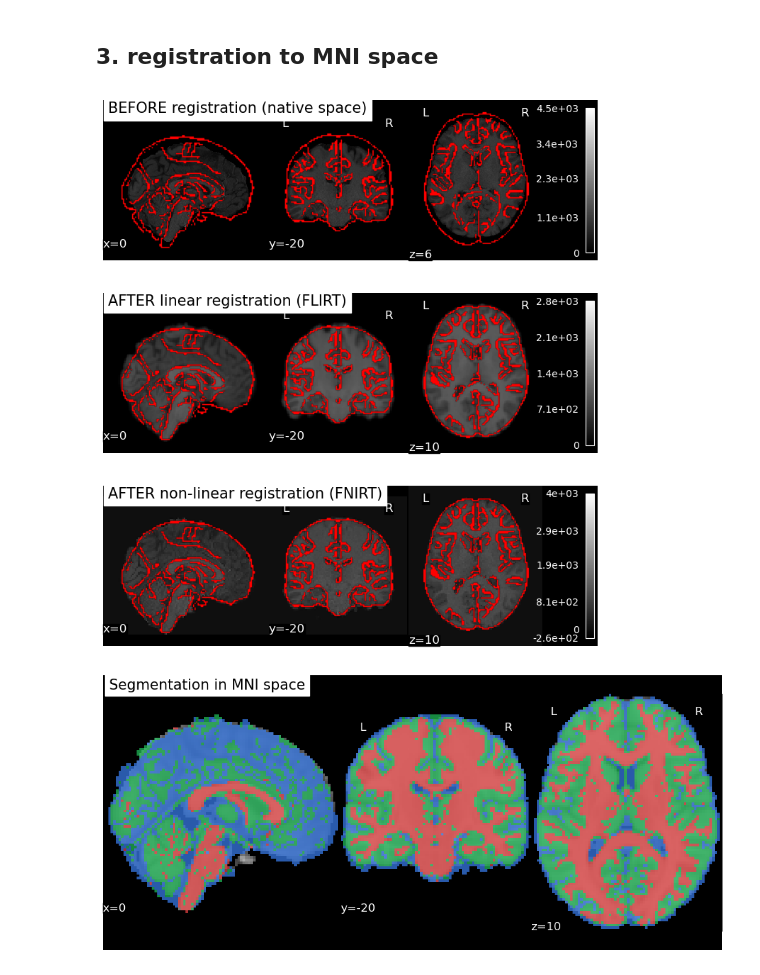
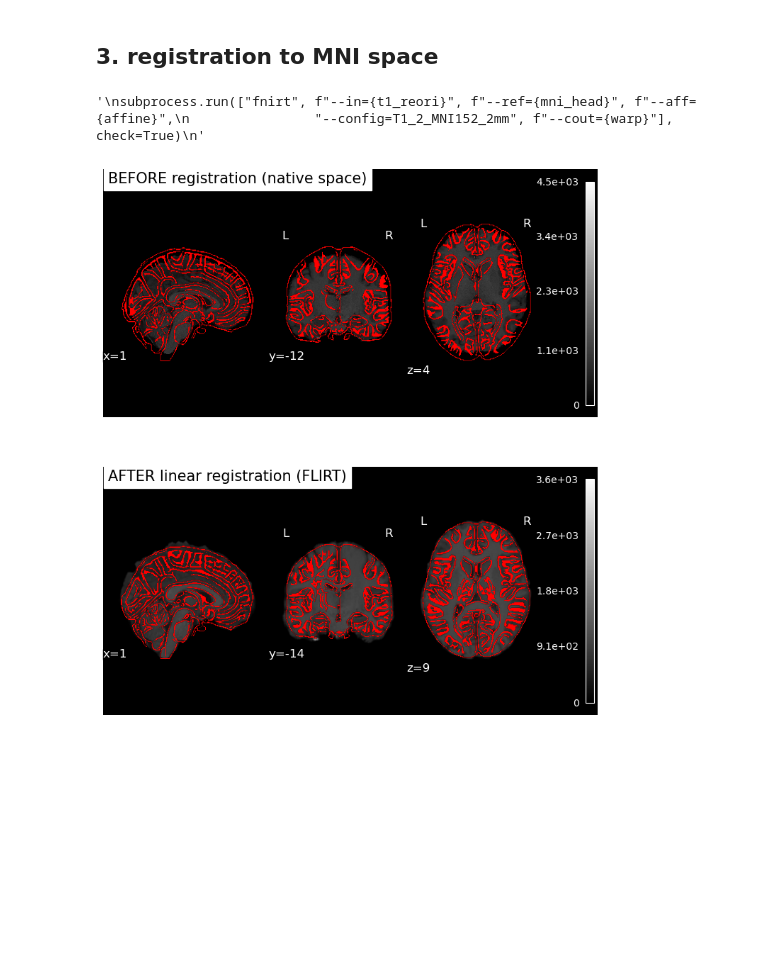
Before and after one commit to matt1234-cmd/NSSP-Mini-project-1, a Jupyter notebook: Project_notebook.ipynb, the cells around one changed output. Saved outputs shown, nothing was run; the diff lists cells and outputs as text; code cells hidden in the pictures; blank space fills up the shorter version.

```diff
--- a/Project_notebook.ipynb
+++ b/Project_notebook.ipynb
@@ -106,53 +113,34 @@ plt.show()
 # %% [markdown]
 ## 3. registration to MNI space
 # %%
-# ===== CELL 3: c) registration to MNI152 with FSL FLIRT (linear) + FNIRT (non-linear) (needs cells 1-2) =====
-affine = op.join(out_dir, "T1_to_MNI_affine.mat")              # linear transform (saved)
-brain_flirt = op.join(out_dir, "T1w_brain_MNI_linear.nii.gz")  # brain after linear registration
-warp = op.join(out_dir, "T1_to_MNI_warp.nii.gz")               # non-linear warp field (saved)
-brain_nl = op.join(out_dir, "T1w_brain_MNI_nonlinear.nii.gz")  # brain after non-linear registration
-seg_mni = op.join(out_dir, "T1w_seg_MNI.nii.gz")               # segmentation in MNI space
+affine_mat = op.join(out_anatomical_dir, "T1_to_MNI_flirt.mat") # linear transformation matrix (from FLIRT)
+brain_flirt = op.join(out_anatomical_dir, "T1w_brain_MNI_FLIRT.nii.gz")
 
-# step 1, FLIRT: 12-parameter affine registration of the brain to the MNI brain
-subprocess.run(["flirt", "-in", brain, "-ref", mni_brain, "-out", brain_flirt,
-                "-omat", affine, "-dof", "12"], check=True)
+# FLIRT: linear registration
+subprocess.run(["flirt", "-in", brain, "-ref", mni_brain, "-out", brain_flirt, "-omat", affine_mat], check=True)
 
-# step 2, FNIRT: non-linear registration of the whole head, starting from the affine (takes a few minutes)
+
+# FNIRT: non-linear registration(takes a few minutes)
+'''
+brain_nl = op.join(out_anatomical_dir, "T1w_brain_MNI_nonlinear.nii.gz")  # brain after non-linear registration
 subprocess.run(["fnirt", f"--in={t1_reori}", f"--ref={mni_head}", f"--aff={affine}",
                 "--config=T1_2_MNI152_2mm", f"--cout={warp}"], check=True)
-
-# apply the warp: skull-stripped brain (smooth interpolation) and segmentation (nearest neighbour keeps labels)
-subprocess.run(["applywarp", f"--in={brain}", f"--ref={mni_head}", f"--warp={warp}",
-                f"--out={brain_nl}", "--interp=spline"], check=True)
-subprocess.run(["applywarp", f"--in={seg}", f"--ref={mni_head}", f"--warp={warp}",
-                f"--out={seg_mni}", "--interp=nn"], check=True)
-
-# ---- plot: before / after linear / after non-linear; red lines = edges of the MNI152 brain ----
-mni_coords = (0, -20, 10)                                      # slices to show in MNI space
-fig, axs = plt.subplots(3, 1, figsize=(9, 10))
-
-d = plotting.plot_anat(brain, cut_coords=coords, axes=axs[0], draw_cross=False,
-                       title="BEFORE registration (native space)")
-d.add_edges(mni_brain, color="r")                              # MNI edges on top
-
-d = plotting.plot_anat(brain_flirt, cut_coords=mni_coords, axes=axs[1], draw_cross=False,
-                       title="AFTER linear registration (FLIRT)")
-d.add_edges(mni_brain, color="r")
-
-d = plotting.plot_anat(brain_nl, cut_coords=mni_coords, axes=axs[2], draw_cross=False,
-                       title="AFTER non-linear registration (FNIRT)")
-d.add_edges(mni_brain, color="r")
-
-fig.savefig(op.join(fig_dir, "3_registration_MNI.png"), dpi=200, bbox_inches="tight")
-plt.show()
-
-# ---- plot: segmentation brought to MNI space ----
-fig = plt.figure(figsize=(9, 4))
-plotting.plot_roi(seg_mni, bg_img=mni_brain, cut_coords=mni_coords, cmap=cmap, vmin=1, vmax=3,
-                  alpha=0.7, colorbar=False, draw_cross=False, figure=fig,
-                  title="Segmentation in MNI space")
-fig.savefig(op.join(fig_dir, "3b_segmentation_MNI.png"), dpi=200, bbox_inches="tight")
-plt.show()
+'''
 # %% [output]
-[figure, removed]
-[figure, removed]
+'\nsubprocess.run(["fnirt", f"--in={t1_reori}", f"--ref={mni_head}", f"--aff={affine}",\n                "--config=T1_2_MNI152_2mm", f"--cout={warp}"], check=True)\n'
+# %%
+fig, axs = plt.subplots(2, 1, figsize=(9, 10))
+
+d = plotting.plot_anat(brain, axes=axs[0], draw_cross=False,
+                       title="BEFORE registration (native space)")
+d.add_edges(mni_brain, color="r") # MNI edges on top
+
+d = plotting.plot_anat(brain_flirt, axes=axs[1], draw_cross=False,
+                       title="AFTER linear registration (FLIRT)")
+d.add_edges(mni_brain, color="r")
+
+
+fig.savefig(op.join(fig_dir, "3_registration_MNI.png"), dpi=1000)
+plt.show()
+# %% [output]
+[figure, added]
```
Also changed, not shown: parts of 5 cells of this notebook.
